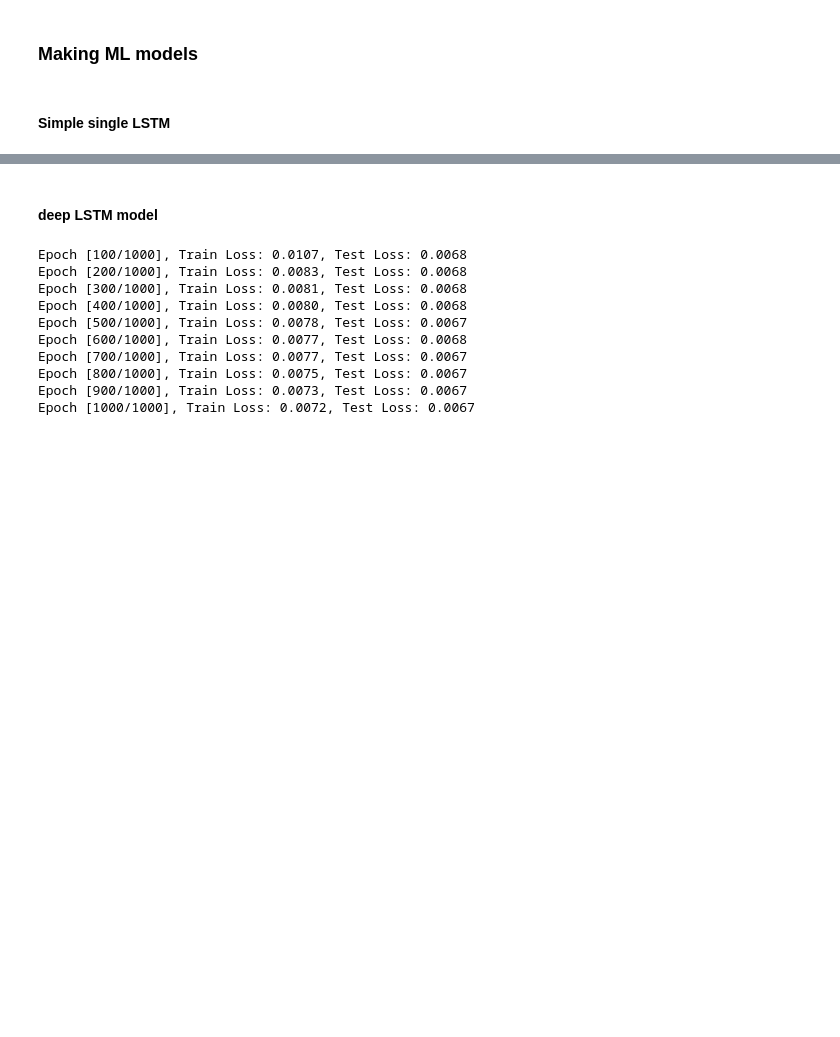
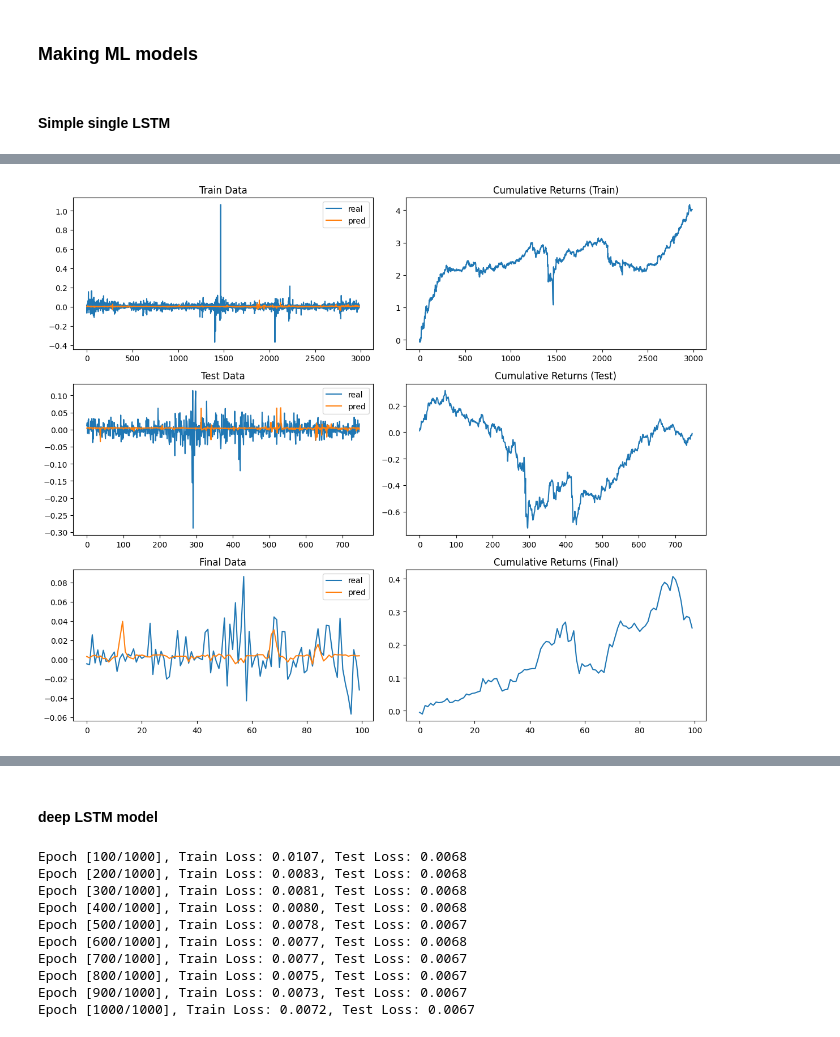
Before and after one commit to seri4ka/diploma, a Jupyter notebook: diploma.ipynb, the cells around one changed output, grey strips where cells are left out. Saved outputs shown, nothing was run; the diff lists cells and outputs as text; code cells hidden in the pictures; blank space fills up the shorter version.

```diff
--- a/diploma.ipynb
+++ b/diploma.ipynb
@@ -136,6 +155,6 @@ len(all_x), len(all_y)
 # %%
-all_x = np.array(all_x)
-all_y = np.array(all_y)
+# all_x = np.array(all_x)
+# all_y = np.array(all_y)
 # %%
 # x = training_data.iloc[1:-1].values
 # y = training_data.iloc[:,0].pct_change().shift().dropna().values
@@ -207,0 +322,51 @@ num_epochs = 5000
+# %%
+# Пример кода для построения графиков в subplots
+fig, axs = plt.subplots(3, 2, figsize=(12, 10))
+
+# Первый график: реальные и предсказанные значения для обучающей выборки
+model.eval()
+with torch.no_grad():
+    train_predictions = model(x_train.to(device)).detach().cpu().numpy()
+res_train = pd.concat([pd.DataFrame(y_train.detach().cpu().numpy(), columns=['real']),
+                      pd.DataFrame(train_predictions, columns=['pred'])], axis=1)
+res_train.plot(ax=axs[0, 0])
+axs[0, 0].set_title('Train Data')
+
+# Второй график: накопленная прибыль по предсказаниям для обучающей выборки
+alpha_train = np.where(res_train['pred'] > 0, 1, -1)
+(alpha_train * res_train['real']).cumsum().plot(ax=axs[0, 1])
+axs[0, 1].set_title('Cumulative Returns (Train)')
+
+# Третий график: реальные и предсказанные значения для тестовой выборки
+model.eval()
+with torch.no_grad():
+    test_predictions = model(x_test.to(device)).detach().cpu().numpy()
+res_test = pd.concat([pd.DataFrame(y_test.detach().cpu().numpy(), columns=['real']),
+                      pd.DataFrame(test_predictions, columns=['pred'])], axis=1)
+res_test.plot(ax=axs[1, 0])
+axs[1, 0].set_title('Test Data')
+
+# Четвертый график: накопленная прибыль по предсказаниям для тестовой выборки
+alpha_test = np.where(res_test['pred'] > 0, 1, -1)
+(alpha_test * res_test['real']).cumsum().plot(ax=axs[1, 1])
+axs[1, 1].set_title('Cumulative Returns (Test)')
+
+# Пятый график: реальные и предсказанные значения для финальной выборки
+model.eval()
+with torch.no_grad():
+  final_predictions = model(x_final.to(device)).detach().cpu().numpy()
+res_final = pd.concat([pd.DataFrame(y_final.cpu().numpy(), columns=['real']),
+                       pd.DataFrame(final_predictions, columns=['pred'])], axis=1)
+res_final.plot(ax=axs[2, 0])
+axs[2, 0].set_title('Final Data')
+
+# Шестой график: накопленная прибыль по предсказаниям для финальной выборки
+alpha_final = np.where(res_final['pred'] > 0, 1, -1)
+(alpha_final * res_final['real']).cumsum().plot(ax=axs[2, 1])
+axs[2, 1].set_title('Cumulative Returns (Final)')
+
+# Подписи осей и отображение графиков
+plt.tight_layout()
+plt.show()
+# %% [output]
+[figure, added]
```
Also changed, not shown: parts of 31 cells of this notebook.
